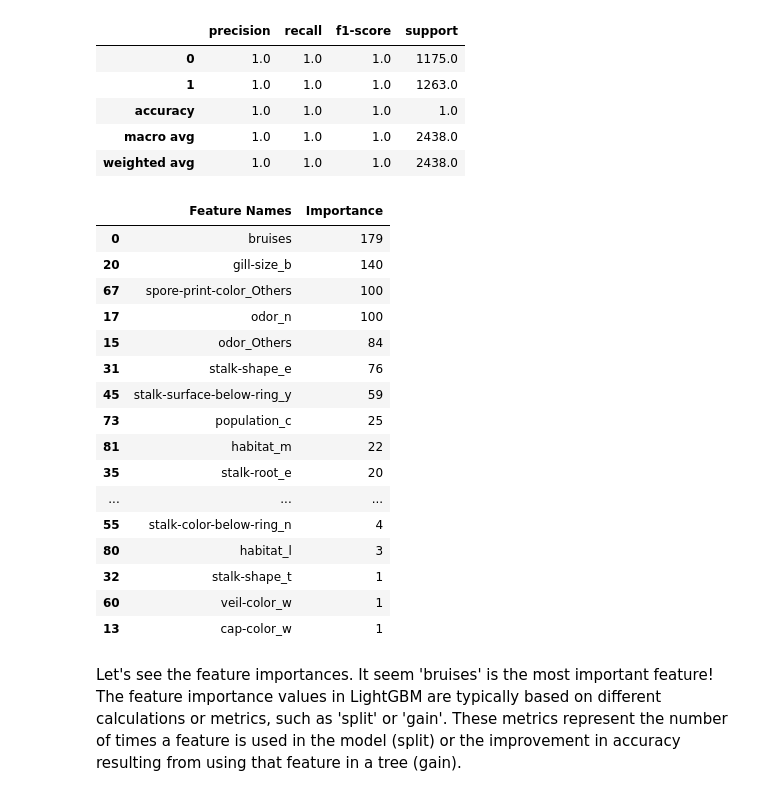
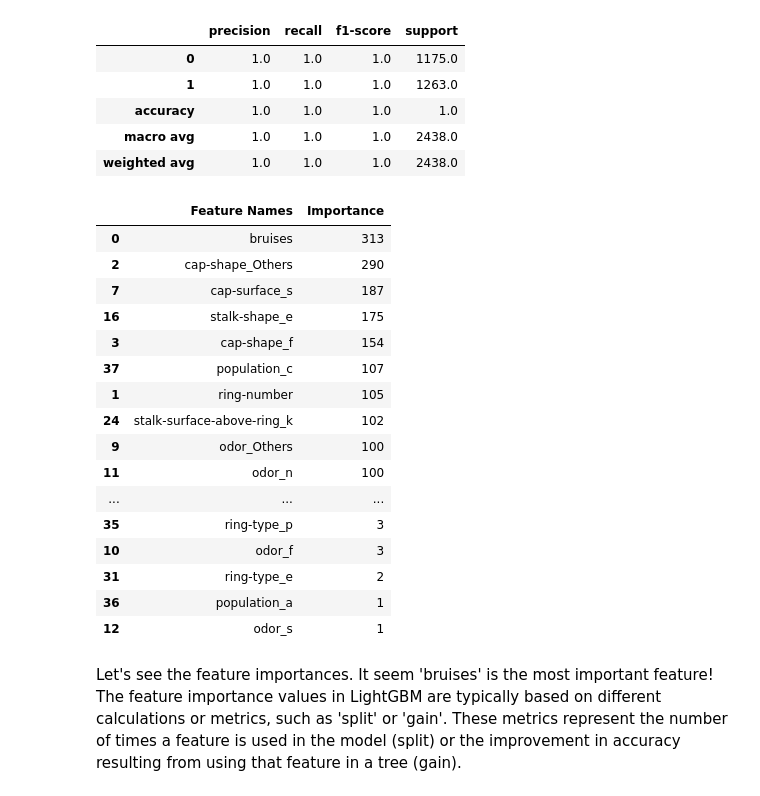
Before and after one commit to reneta-dimitrova96/Machine-Learning-Project-2023---Mushroom-Classification, a Jupyter notebook: mushroom_classification.ipynb, the cells around one changed output. Drawn from its saved outputs; the diff is of its cells as text; code cells hidden in the pictures.

```diff
--- a/mushroom_classification.ipynb
+++ b/mushroom_classification.ipynb
@@ -790,7 +794,7 @@ param_tree_cls = {
 baseline_tree_cls = DecisionTreeClassifier(random_state=42)
 # %%
 random_search = RandomizedSearchCV(baseline_tree_cls, param_distributions=param_tree_cls, n_iter=20,
-                                   cv=5, scoring='accuracy', random_state=42, n_jobs=-1)
+                                   cv=5, random_state=42, n_jobs=-1)
 random_search.fit(X_train, y_train)
 # %% [output]
 RandomizedSearchCV(cv=5, estimator=DecisionTreeClassifier(random_state=42),
@@ -970,7 +969,7 @@ param_grid_random_forest_cls = {
 # %%
 baseline_random_forest_cls = RandomForestClassifier()
 # %%
-grid_search = GridSearchCV(estimator=baseline_random_forest_cls, param_grid=param_grid_random_forest_cls, cv=5, scoring='accuracy')
+grid_search = GridSearchCV(estimator=baseline_random_forest_cls, param_grid=param_grid_random_forest_cls, cv=5)
 grid_search.fit(X_train, y_train)
 # %% [output]
 GridSearchCV(cv=5, estimator=RandomForestClassifier(),
@@ -1158,25 +1130,25 @@ pd.DataFrame(test_lgbm_cls_report ).transpose()
 | macro avg | 1.0 | 1.0 | 1.0 | 2438.0 |
 | weighted avg | 1.0 | 1.0 | 1.0 | 2438.0 |
 # %%
-calculate_feature_importance(best_model_lgbm_cls, X)
+calculate_feature_importance(lgbm_classifier, X)
 # %% [output]
 |  | Feature Names | Importance |
-| 0 | bruises | 179 |
-| 20 | gill-size_b | 140 |
-| 67 | spore-print-color_Others | 100 |
-| 17 | odor_n | 100 |
-| 15 | odor_Others | 84 |
-| 31 | stalk-shape_e | 76 |
-| 45 | stalk-surface-below-ring_y | 59 |
-| 73 | population_c | 25 |
-| 81 | habitat_m | 22 |
-| 35 | stalk-root_e | 20 |
+| 0 | bruises | 313 |
+| 2 | cap-shape_Others | 290 |
+| 7 | cap-surface_s | 187 |
+| 16 | stalk-shape_e | 175 |
+| 3 | cap-shape_f | 154 |
+| 37 | population_c | 107 |
+| 1 | ring-number | 105 |
+| 24 | stalk-surface-above-ring_k | 102 |
+| 9 | odor_Others | 100 |
+| 11 | odor_n | 100 |
 | ... | ... | ... |
-| 55 | stalk-color-below-ring_n | 4 |
-| 80 | habitat_l | 3 |
-| 32 | stalk-shape_t | 1 |
-| 60 | veil-color_w | 1 |
-| 13 | cap-color_w | 1 |
+| 35 | ring-type_p | 3 |
+| 10 | odor_f | 3 |
+| 31 | ring-type_e | 2 |
+| 36 | population_a | 1 |
+| 12 | odor_s | 1 |
 # %% [markdown]
 Let's see the feature importances. It seem 'bruises' is the most important feature! The feature importance values in LightGBM are typically based on different calculations or metrics, such as 'split' or 'gain'. These metrics represent the number of times a feature is used in the model (split) or the improvement in accuracy resulting from using that feature in a tree (gain).
 # %%
```
Also changed, not shown: parts of 39 cells of this notebook.
